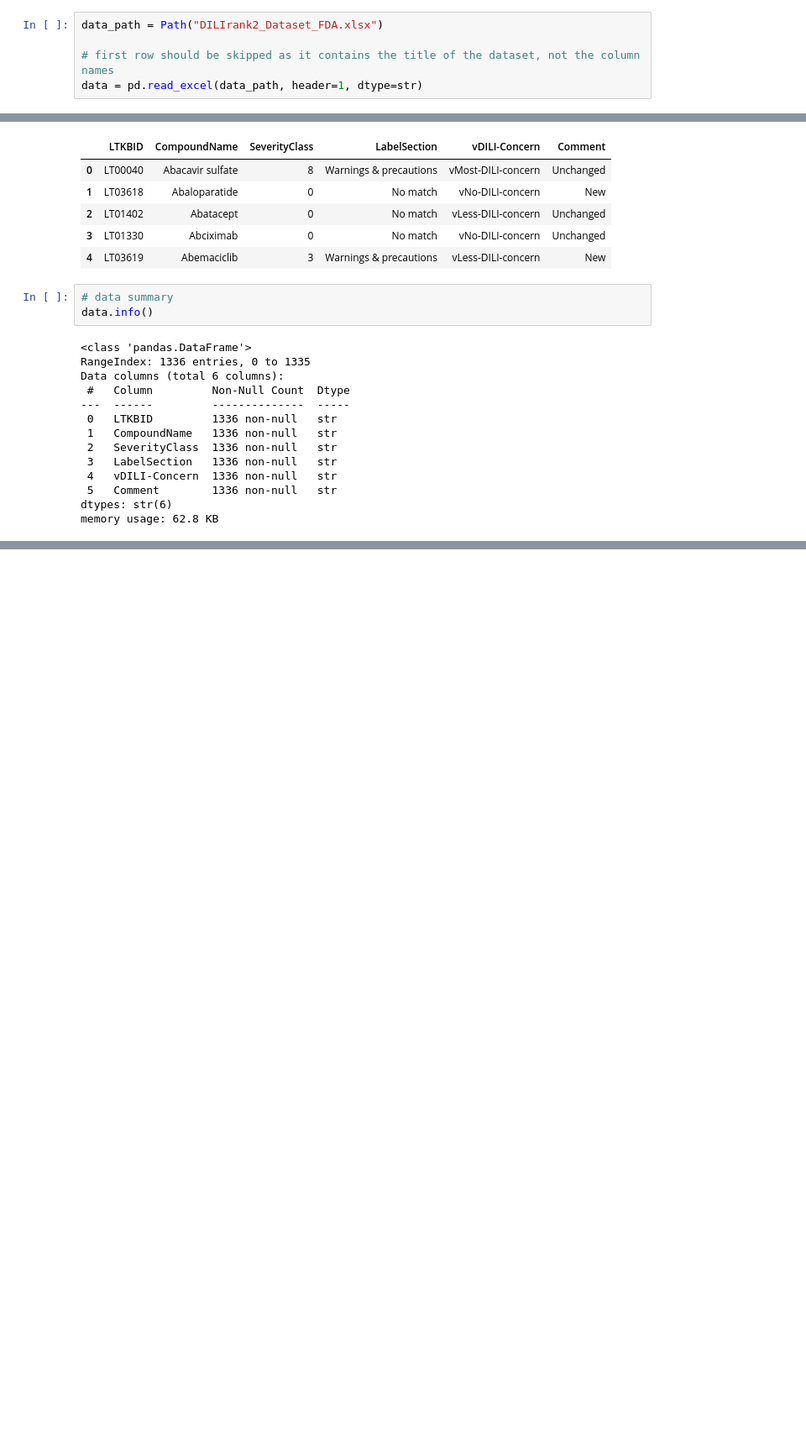
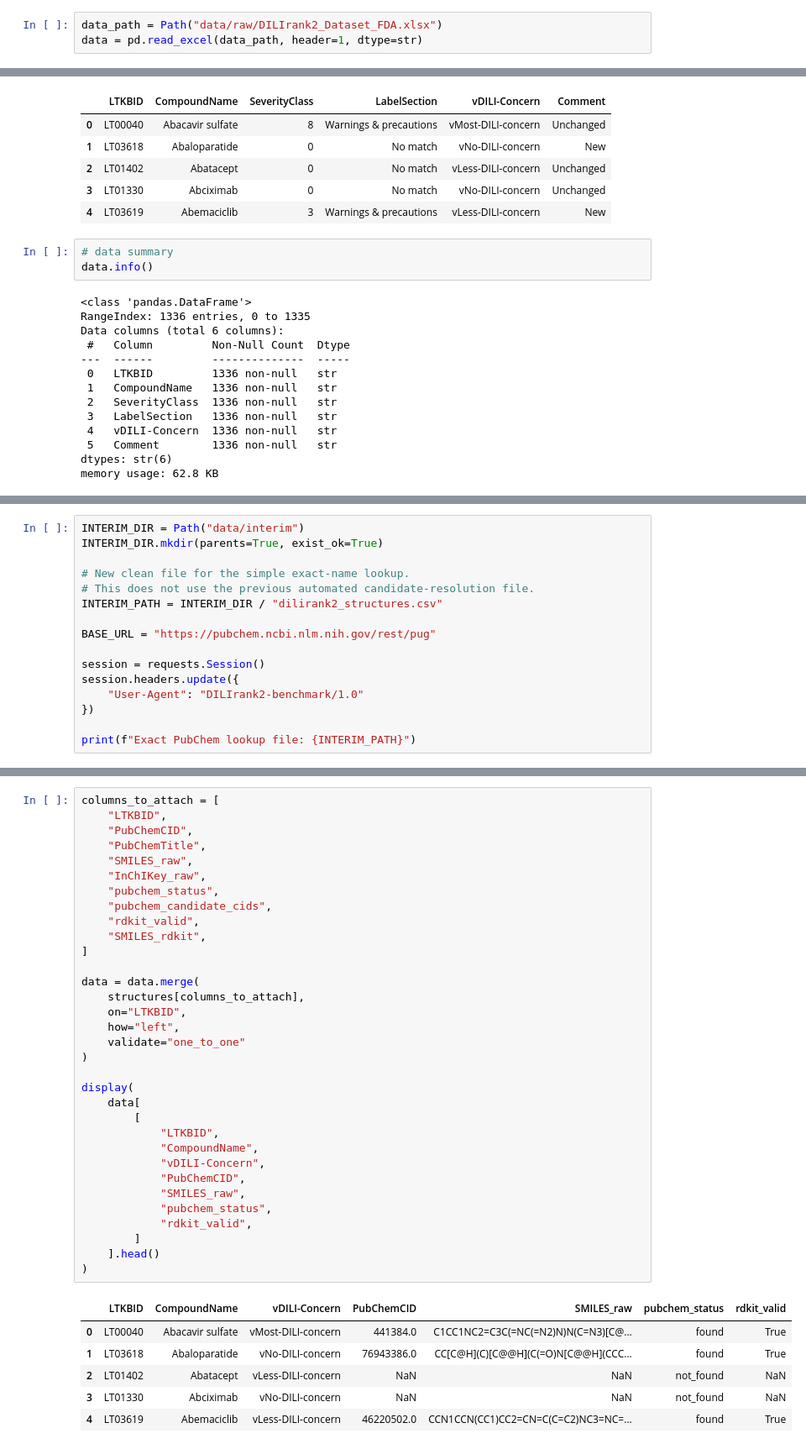
Before and after one commit to georgyzaouk/dilirank2-prediction, a Jupyter notebook: 01_data_preparation.ipynb, the cells around one changed output, grey strips where cells are left out. Shown at 84% size. Drawn from its saved outputs; the diff is of its cells as text; blank space fills up the shorter version.

```diff
--- a/01_data_preparation.ipynb
+++ b/01_data_preparation.ipynb
@@ -6,9 +6,7 @@
 from pathlib import Path
 import pandas as pd
 # %%
-data_path = Path("DILIrank2_Dataset_FDA.xlsx")
-
-# first row should be skipped as it contains the title of the dataset, not the column names
+data_path = Path("data/raw/DILIrank2_Dataset_FDA.xlsx")
 data = pd.read_excel(data_path, header=1, dtype=str)
 # %%
 display(data.head(5))
@@ -129,0 +145,16 @@ memory usage: 62.8 KB
+# %%
+INTERIM_DIR = Path("data/interim")
+INTERIM_DIR.mkdir(parents=True, exist_ok=True)
+
+# New clean file for the simple exact-name lookup.
+# This does not use the previous automated candidate-resolution file.
+INTERIM_PATH = INTERIM_DIR / "dilirank2_structures.csv"
+
+BASE_URL = "https://pubchem.ncbi.nlm.nih.gov/rest/pug"
+
+session = requests.Session()
+session.headers.update({
+    "User-Agent": "DILIrank2-benchmark/1.0"
+})
+
+print(f"Exact PubChem lookup file: {INTERIM_PATH}")
@@ -129,0 +491,40 @@ memory usage: 62.8 KB
+# %%
+columns_to_attach = [
+    "LTKBID",
+    "PubChemCID",
+    "PubChemTitle",
+    "SMILES_raw",
+    "InChIKey_raw",
+    "pubchem_status",
+    "pubchem_candidate_cids",
+    "rdkit_valid",
+    "SMILES_rdkit",
+]
+
+data = data.merge(
+    structures[columns_to_attach],
+    on="LTKBID",
+    how="left",
+    validate="one_to_one"
+)
+
+display(
+    data[
+        [
+            "LTKBID",
+            "CompoundName",
+            "vDILI-Concern",
+            "PubChemCID",
+            "SMILES_raw",
+            "pubchem_status",
+            "rdkit_valid",
+        ]
+    ].head()
+)
+# %% [output]
+|  | LTKBID | CompoundName | vDILI-Concern | PubChemCID | SMILES_raw | pubchem_status | rdkit_valid |
+| 0 | LT00040 | Abacavir sulfate | vMost-DILI-concern | 441384.0 | C1CC1NC2=C3C(=NC(=N2)N)N(C=N3)[C@... | found | True |
+| 1 | LT03618 | Abaloparatide | vNo-DILI-concern | 76943386.0 | CC[C@H](C)[C@@H](C(=O)N[C@@H](CCC... | found | True |
+| 2 | LT01402 | Abatacept | vLess-DILI-concern | NaN | NaN | not_found | NaN |
+| 3 | LT01330 | Abciximab | vNo-DILI-concern | NaN | NaN | not_found | NaN |
+| 4 | LT03619 | Abemaciclib | vLess-DILI-concern | 46220502.0 | CCN1CCN(CC1)CC2=CN=C(C=C2)NC3=NC=... | found | True |
```
Also changed, not shown: parts of 35 cells of this notebook, 2 other files.
